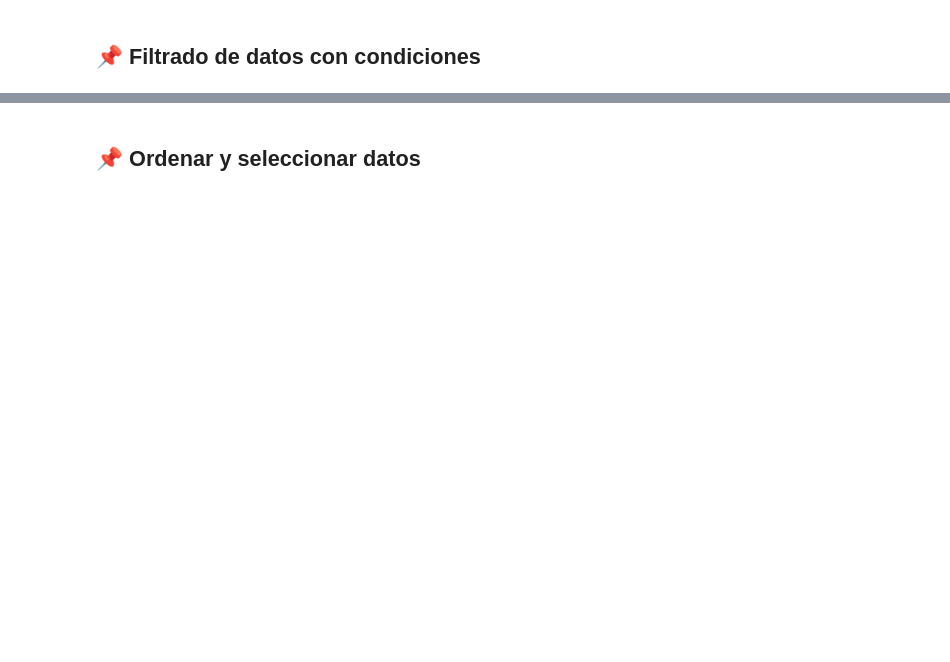
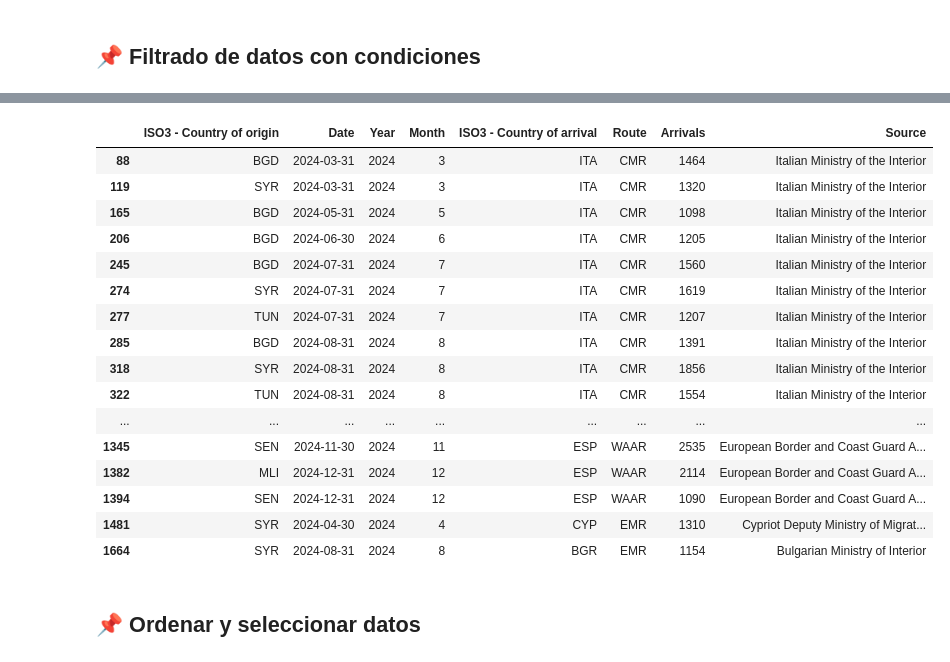
Before and after one commit to amvalseg/data_bootcamp, a Jupyter notebook: numpy_pandas/teoría/Pandas/Introducción_a_Pandas.ipynb, the cells around one changed output, grey strips where cells are left out. Cells and saved outputs as stored; diff of their text form; code cells hidden in the pictures; blank space fills up the shorter version.

```diff
--- a/numpy_pandas/teoría/Pandas/Introducción_a_Pandas.ipynb
+++ b/numpy_pandas/teoría/Pandas/Introducción_a_Pandas.ipynb
@@ -485,3 +637,25 @@ df_excel[(df_excel['ISO3 - Country of origin'] == 'SYR') & (df_excel['ISO3 - Cou
+# %%
+# Filtrar datos donde Arrivals es mayor que 1000
+df_mas_1000 = df_excel[df_excel['Arrivals'] > 1000]
+df_mas_1000
+# %% [output]
+|  | ISO3 - Country of origin | Date | Year | Month | ISO3 - Country of arrival | Route | Arrivals | Source |
+| 88 | BGD | 2024-03-31 | 2024 | 3 | ITA | CMR | 1464 | Italian Ministry of the Interior |
+| 119 | SYR | 2024-03-31 | 2024 | 3 | ITA | CMR | 1320 | Italian Ministry of the Interior |
+| 165 | BGD | 2024-05-31 | 2024 | 5 | ITA | CMR | 1098 | Italian Ministry of the Interior |
+| 206 | BGD | 2024-06-30 | 2024 | 6 | ITA | CMR | 1205 | Italian Ministry of the Interior |
+| 245 | BGD | 2024-07-31 | 2024 | 7 | ITA | CMR | 1560 | Italian Ministry of the Interior |
+| 274 | SYR | 2024-07-31 | 2024 | 7 | ITA | CMR | 1619 | Italian Ministry of the Interior |
+| 277 | TUN | 2024-07-31 | 2024 | 7 | ITA | CMR | 1207 | Italian Ministry of the Interior |
+| 285 | BGD | 2024-08-31 | 2024 | 8 | ITA | CMR | 1391 | Italian Ministry of the Interior |
+| 318 | SYR | 2024-08-31 | 2024 | 8 | ITA | CMR | 1856 | Italian Ministry of the Interior |
+| 322 | TUN | 2024-08-31 | 2024 | 8 | ITA | CMR | 1554 | Italian Ministry of the Interior |
+| ... | ... | ... | ... | ... | ... | ... | ... | ... |
+| 1345 | SEN | 2024-11-30 | 2024 | 11 | ESP | WAAR | 2535 | European Border and Coast Guard A... |
+| 1382 | MLI | 2024-12-31 | 2024 | 12 | ESP | WAAR | 2114 | European Border and Coast Guard A... |
+| 1394 | SEN | 2024-12-31 | 2024 | 12 | ESP | WAAR | 1090 | European Border and Coast Guard A... |
+| 1481 | SYR | 2024-04-30 | 2024 | 4 | CYP | EMR | 1310 | Cypriot Deputy Ministry of Migrat... |
+| 1664 | SYR | 2024-08-31 | 2024 | 8 | BGR | EMR | 1154 | Bulgarian Ministry of Interior |
 # %% [markdown]
 ## 📌 Ordenar y seleccionar datos
 # %%
```
Also changed, not shown: parts of 175 cells of this notebook, 1 other file.
